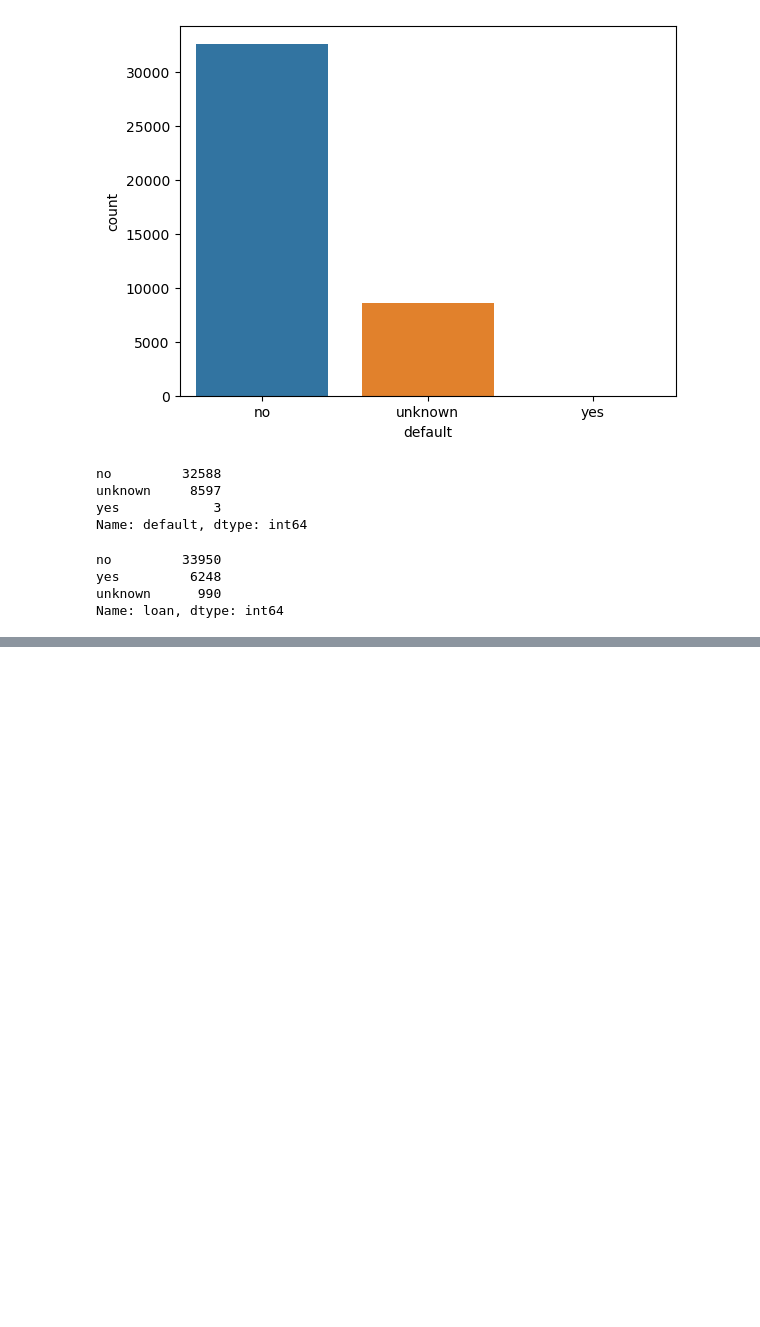
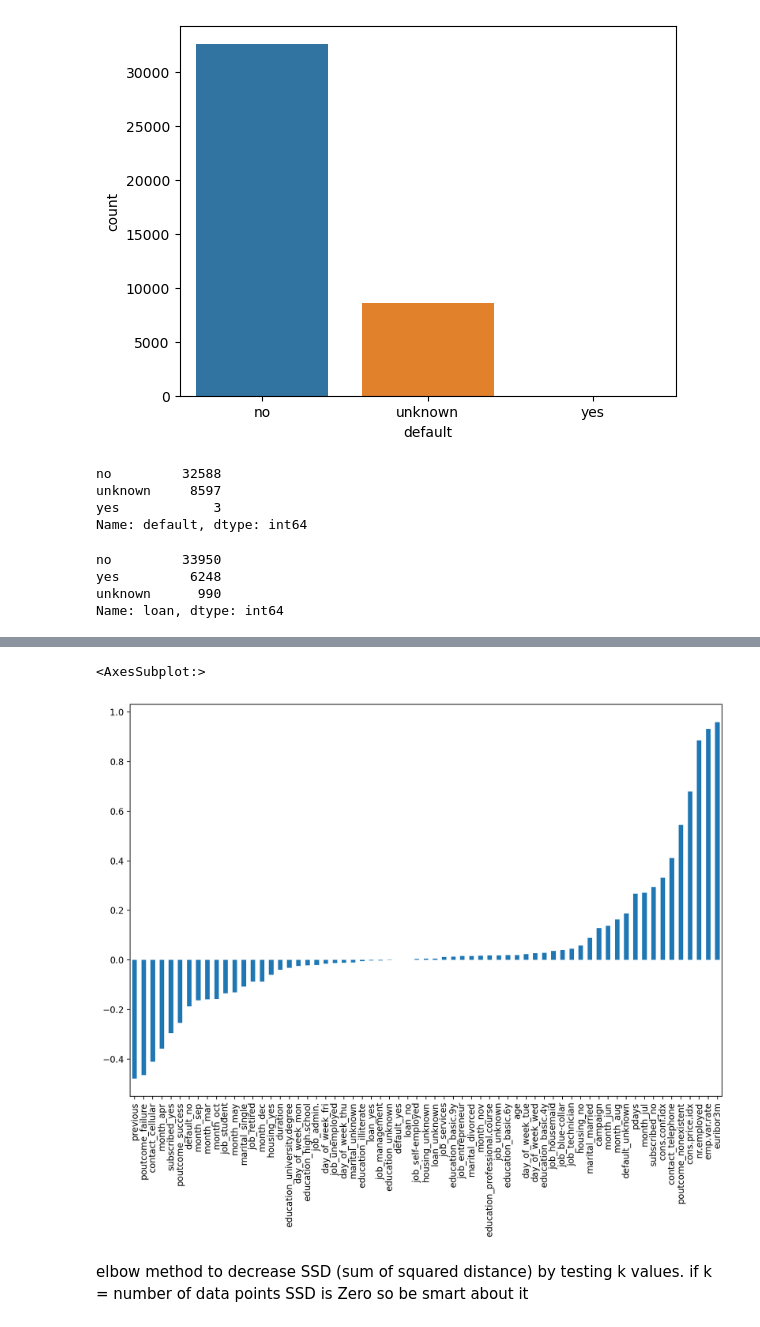
Before and after one commit to NadeemDin/ML-K-Means-Clustering, a Jupyter notebook: Clustering Notes.ipynb, the cells around one changed output, grey strips where cells are left out. Cells and saved outputs as stored; diff of their text form; code cells hidden in the pictures; blank space fills up the shorter version.

Commit message:
model built

```diff
--- a/Clustering Notes.ipynb
+++ b/Clustering Notes.ipynb
@@ -201,0 +209,2 @@ Name: loan, dtype: int64
+# %%
+scaled_X = scaler.fit_transform(X)
@@ -201,0 +215,4 @@ Name: loan, dtype: int64
+# %%
+model = KMeans(n_clusters=2) #2 so zero and one
+# %%
+cluster_labels = model.fit_predict(scaled_X) #similar to fit_transform as used in previous supervised models.
@@ -201,0 +223,2 @@ Name: loan, dtype: int64
+# %%
+X['Cluster'] = cluster_labels ##joining labels to df
@@ -201,0 +256,8 @@ Name: loan, dtype: int64
+# %%
+plt.figure(figsize=(12,8),dpi=200)
+X.corr()['Cluster'].iloc[:-1].sort_values().plot(kind='bar')
+# %% [output]
+<AxesSubplot:>
+[figure, added]
+# %% [markdown]
+elbow method to decrease SSD (sum of squared distance) by testing k values. if k = number of data points SSD is Zero so be smart about it
```
Also changed, not shown: parts of 8 cells of this notebook.
